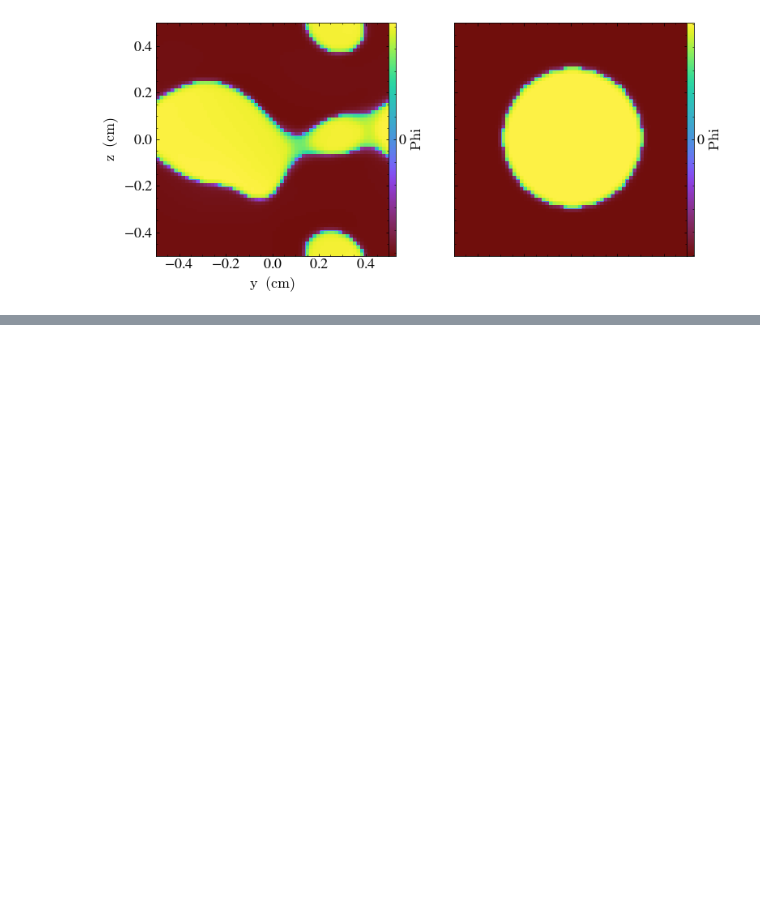
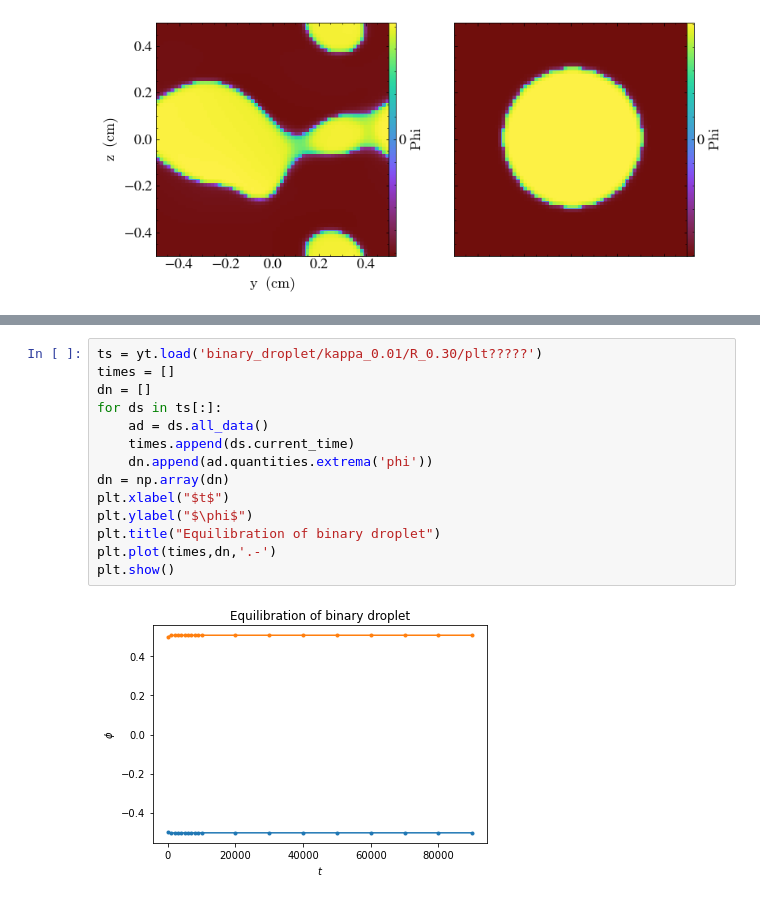
Before and after one commit to AMReX-FHD/LBMeX, a Jupyter notebook: GuidedTutorials/LBM/binary/Visualization.ipynb, the cells around one changed output, grey strips where cells are left out. Cells and saved outputs as stored; diff of their text form; blank space fills up the shorter version.

```diff
--- a/GuidedTutorials/LBM/binary/Visualization.ipynb
+++ b/GuidedTutorials/LBM/binary/Visualization.ipynb
@@ -48,0 +104,16 @@ plt.show()
+# %%
+ts = yt.load('binary_droplet/kappa_0.01/R_0.30/plt?????')
+times = []
+dn = []
+for ds in ts[:]:
+    ad = ds.all_data()
+    times.append(ds.current_time)
+    dn.append(ad.quantities.extrema('phi'))
+dn = np.array(dn)
+plt.xlabel("$t$")
+plt.ylabel("$\phi$")
+plt.title("Equilibration of binary droplet")
+plt.plot(times,dn,'.-')
+plt.show()
+# %% [output]
+[figure, added]
```
Also changed, not shown: parts of 5 cells of this notebook.
